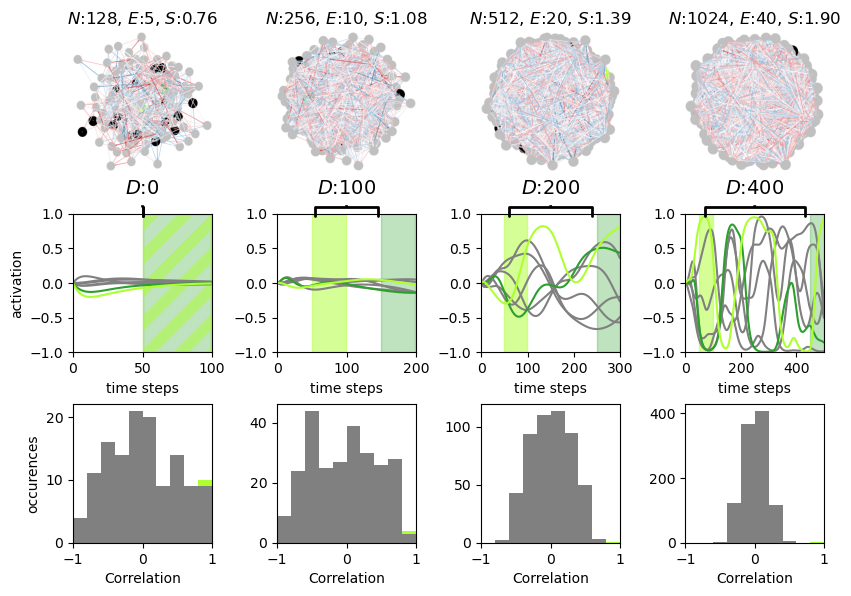
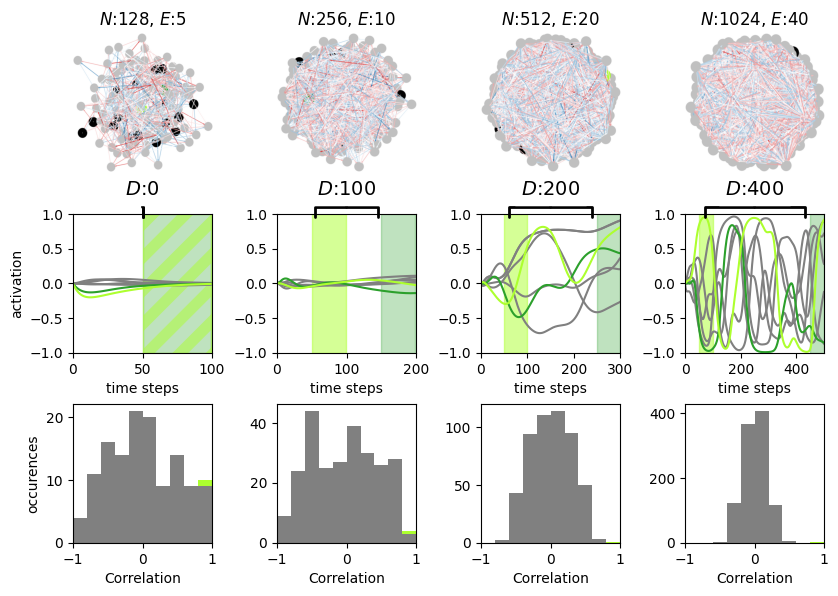
Code edit (unified diff) that turned the first committed figure into the second:
--- before
+++ after
@@ -15,3 +15,3 @@
 plt.savefig("figures_output/fig3.svg", format="svg", bbox_inches="tight", transparent=True)
 
-
+plt.savefig("figures_output/fig3.png", format="png", bbox_inches="tight", transparent=True, dpi = 400)

Commit: modified to be able to tune the uniform weight distro